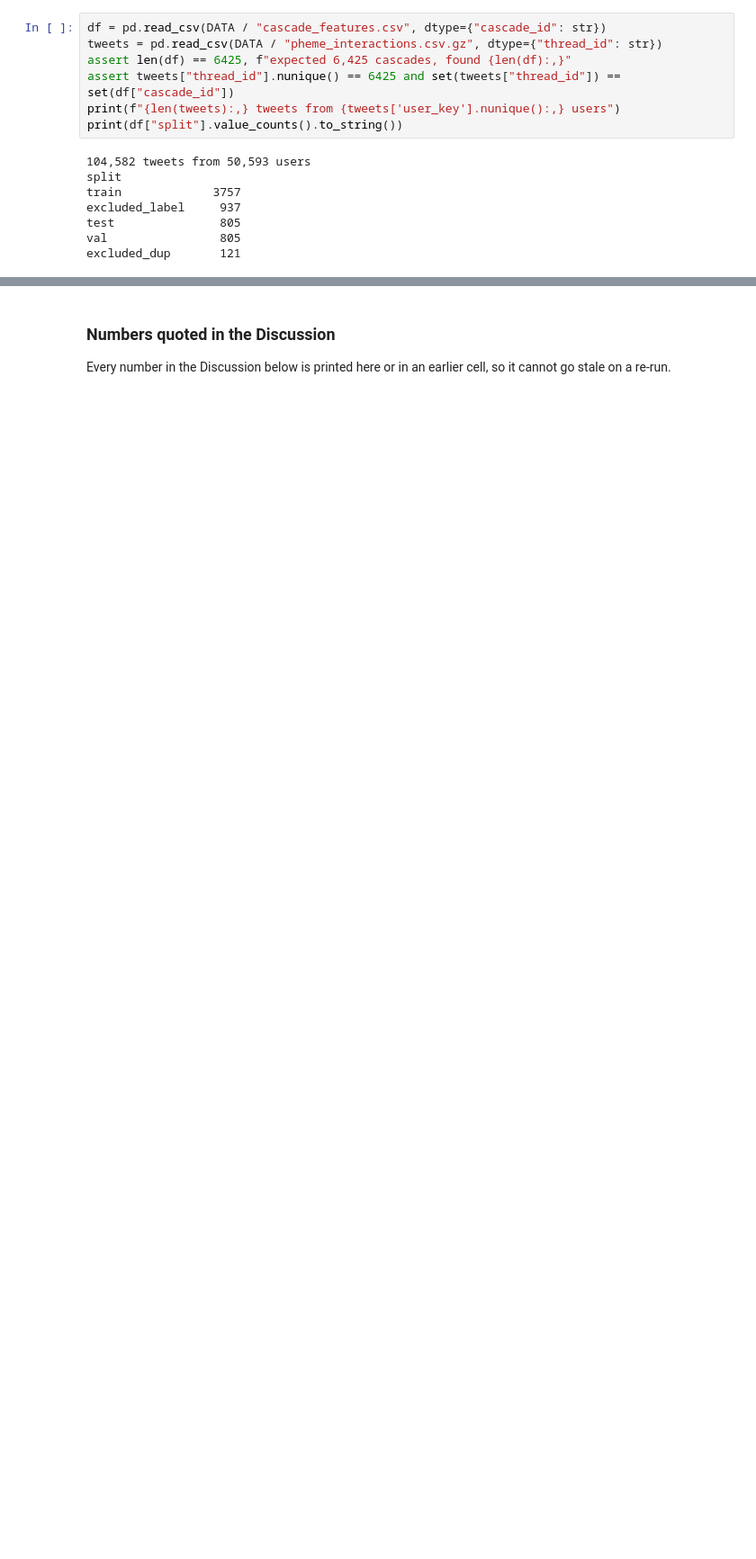
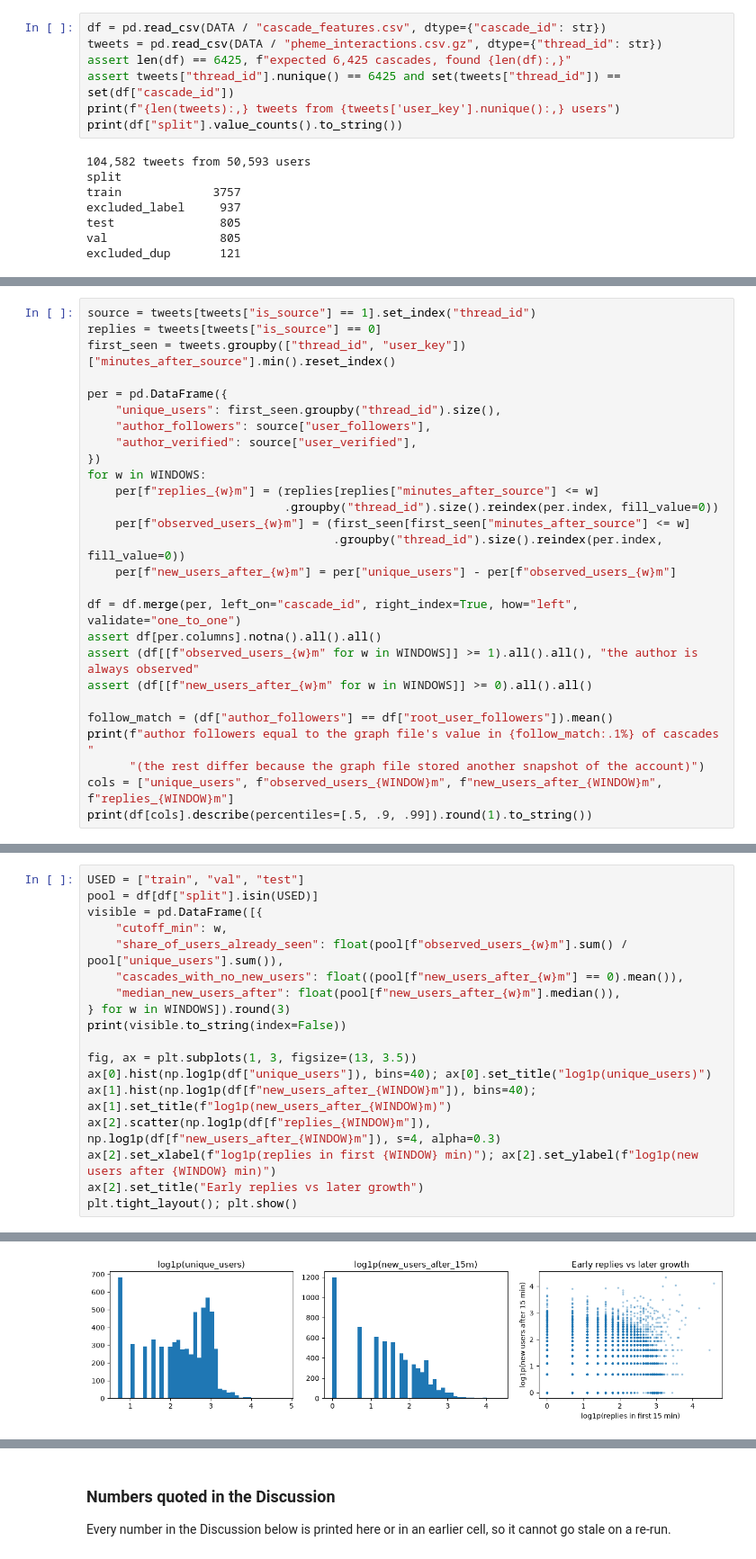
Before and after one commit to PhamAn0910/COS30049-political-misinfo, a Jupyter notebook: backend/notebooks/07_spread_prediction.ipynb, the cells around one changed output, grey strips where cells are left out. Shown at 90% size. Saved outputs shown, nothing was run; the diff lists cells and outputs as text; blank space fills up the shorter version.

```diff
--- a/backend/notebooks/07_spread_prediction.ipynb
+++ b/backend/notebooks/07_spread_prediction.ipynb
@@ -519,0 +95,27 @@ print(pd.DataFrame({
+# %%
+source = tweets[tweets["is_source"] == 1].set_index("thread_id")
+replies = tweets[tweets["is_source"] == 0]
+first_seen = tweets.groupby(["thread_id", "user_key"])["minutes_after_source"].min().reset_index()
+
+per = pd.DataFrame({
+    "unique_users": first_seen.groupby("thread_id").size(),
+    "author_followers": source["user_followers"],
+    "author_verified": source["user_verified"],
+})
+for w in WINDOWS:
+    per[f"replies_{w}m"] = (replies[replies["minutes_after_source"] <= w]
+                            .groupby("thread_id").size().reindex(per.index, fill_value=0))
+    per[f"observed_users_{w}m"] = (first_seen[first_seen["minutes_after_source"] <= w]
+                                   .groupby("thread_id").size().reindex(per.index, fill_value=0))
+    per[f"new_users_after_{w}m"] = per["unique_users"] - per[f"observed_users_{w}m"]
+
+df = df.merge(per, left_on="cascade_id", right_index=True, how="left", validate="one_to_one")
+assert df[per.columns].notna().all().all()
+assert (df[[f"observed_users_{w}m" for w in WINDOWS]] >= 1).all().all(), "the author is always observed"
+assert (df[[f"new_users_after_{w}m" for w in WINDOWS]] >= 0).all().all()
+
+follow_match = (df["author_followers"] == df["root_user_followers"]).mean()
+print(f"author followers equal to the graph file's value in {follow_match:.1%} of cascades "
+      "(the rest differ because the graph file stored another snapshot of the account)")
+cols = ["unique_users", f"observed_users_{WINDOW}m", f"new_users_after_{WINDOW}m", f"replies_{WINDOW}m"]
+print(df[cols].describe(percentiles=[.5, .9, .99]).round(1).to_string())
@@ -519,0 +137,19 @@ print(pd.DataFrame({
+# %%
+USED = ["train", "val", "test"]
+pool = df[df["split"].isin(USED)]
+visible = pd.DataFrame([{
+    "cutoff_min": w,
+    "share_of_users_already_seen": float(pool[f"observed_users_{w}m"].sum() / pool["unique_users"].sum()),
+    "cascades_with_no_new_users": float((pool[f"new_users_after_{w}m"] == 0).mean()),
+    "median_new_users_after": float(pool[f"new_users_after_{w}m"].median()),
+} for w in WINDOWS]).round(3)
+print(visible.to_string(index=False))
+
+fig, ax = plt.subplots(1, 3, figsize=(13, 3.5))
+ax[0].hist(np.log1p(df["unique_users"]), bins=40); ax[0].set_title("log1p(unique_users)")
+ax[1].hist(np.log1p(df[f"new_users_after_{WINDOW}m"]), bins=40); ax[1].set_title(f"log1p(new_users_after_{WINDOW}m)")
+ax[2].scatter(np.log1p(df[f"replies_{WINDOW}m"]), np.log1p(df[f"new_users_after_{WINDOW}m"]), s=4, alpha=0.3)
+ax[2].set_xlabel(f"log1p(replies in first {WINDOW} min)"); ax[2].set_ylabel(f"log1p(new users after {WINDOW} min)")
+ax[2].set_title("Early replies vs later growth")
+plt.tight_layout(); plt.show()
+# %% [output]
@@ -519,0 +161 @@ print(pd.DataFrame({
+[figure, added]
```
Also changed, not shown: parts of 53 cells of this notebook, 2 other files.
